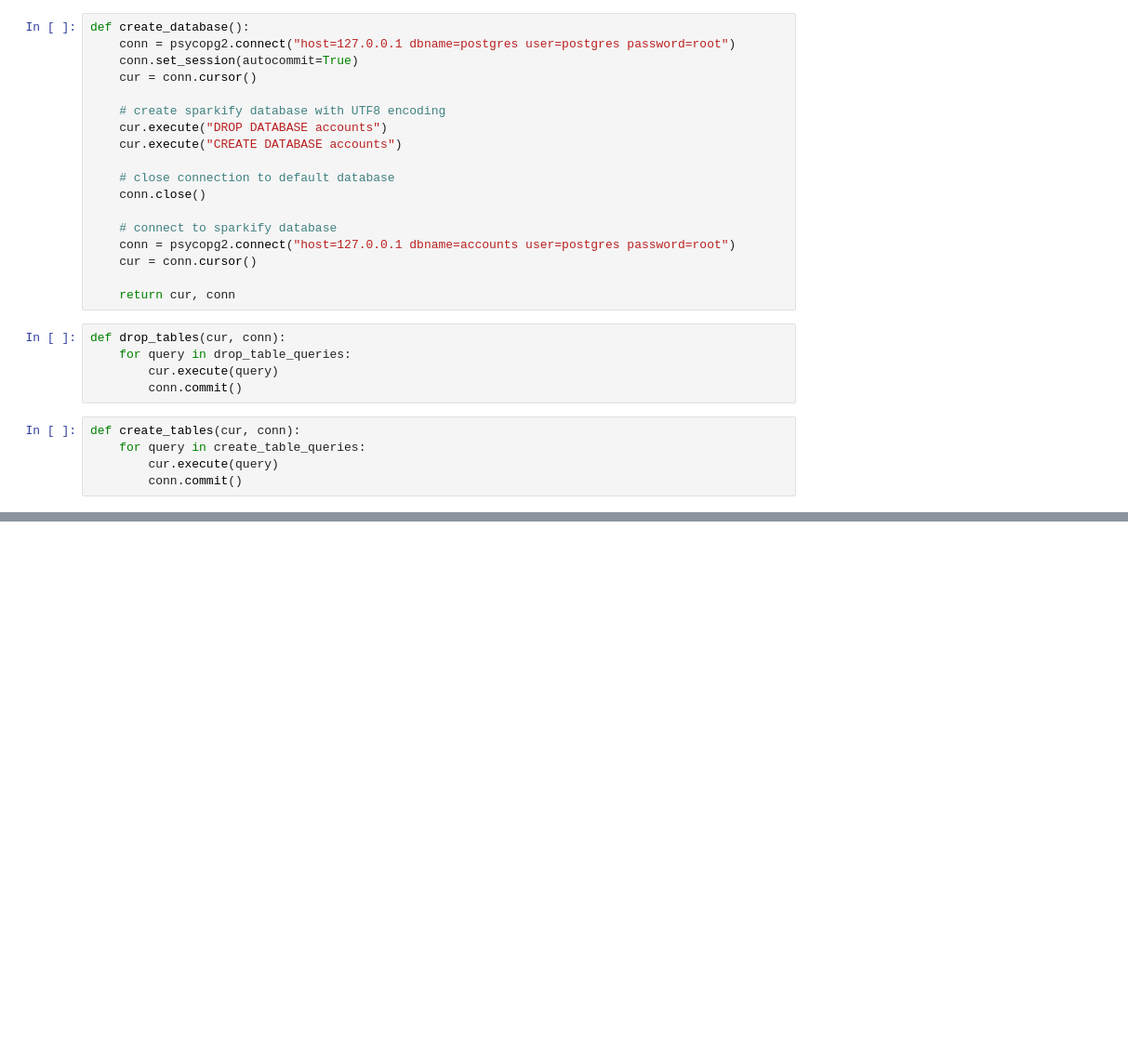
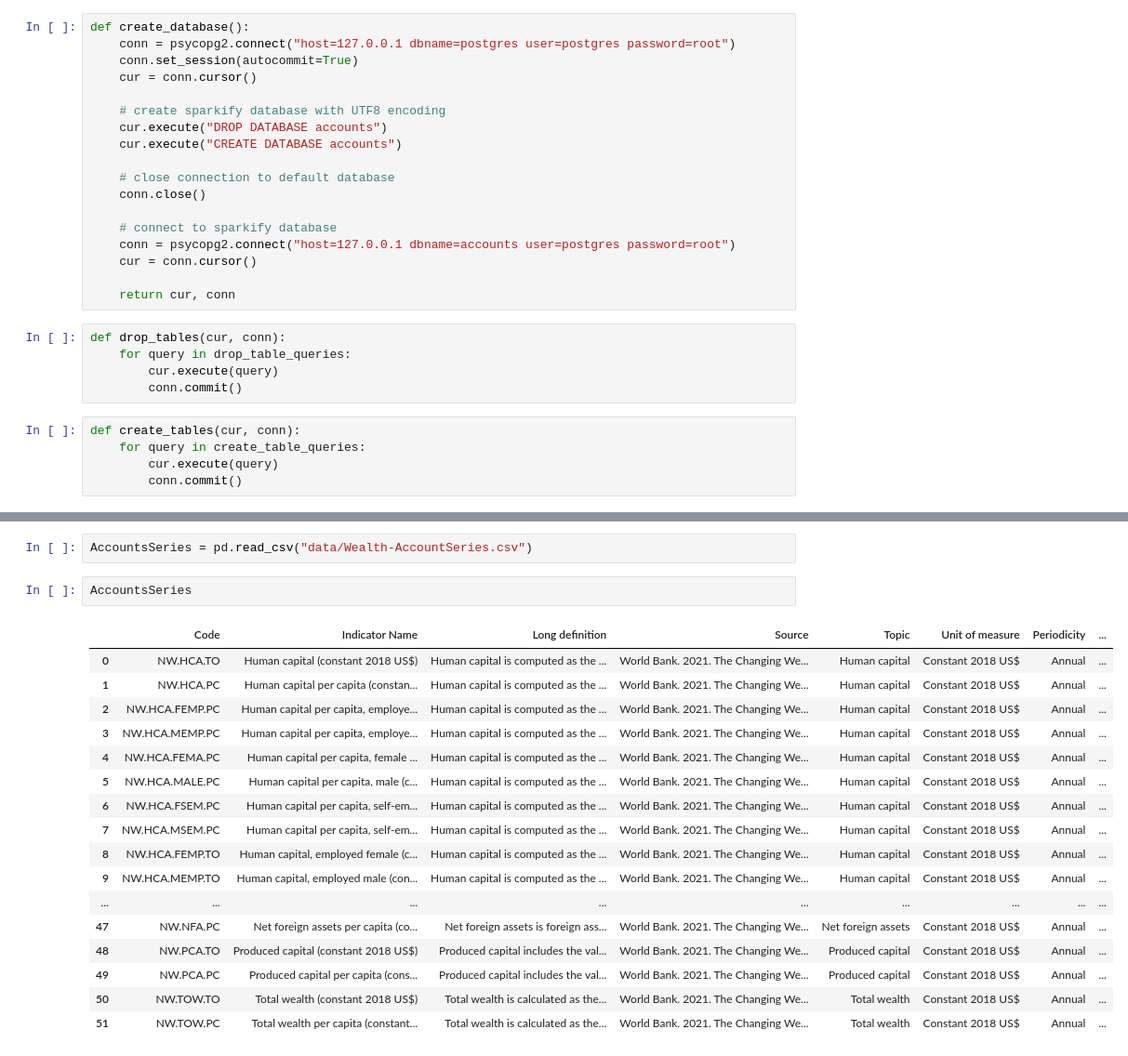
Before and after one commit to vnhtnm19497/build-data-model-and-etl, a Jupyter notebook: create_tables.ipynb, the cells around one changed output, grey strips where cells are left out. Shown at 93% size. Saved outputs shown, nothing was run; the diff lists cells and outputs as text; blank space fills up the shorter version.

```diff
--- a/create_tables.ipynb
+++ b/create_tables.ipynb
@@ -32,0 +174,22 @@ def create_tables(cur, conn):
+# %%
+AccountsSeries = pd.read_csv("data/Wealth-AccountSeries.csv")
+# %%
+AccountsSeries
+# %% [output]
+|  | Code | Indicator Name | Long definition | Source | Topic | Unit of measure | Periodicity | ... |
+| 0 | NW.HCA.TO | Human capital (constant 2018 US$) | Human capital is computed as the ... | World Bank. 2021. The Changing We... | Human capital | Constant 2018 US$ | Annual | ... |
+| 1 | NW.HCA.PC | Human capital per capita (constan... | Human capital is computed as the ... | World Bank. 2021. The Changing We... | Human capital | Constant 2018 US$ | Annual | ... |
+| 2 | NW.HCA.FEMP.PC | Human capital per capita, employe... | Human capital is computed as the ... | World Bank. 2021. The Changing We... | Human capital | Constant 2018 US$ | Annual | ... |
+| 3 | NW.HCA.MEMP.PC | Human capital per capita, employe... | Human capital is computed as the ... | World Bank. 2021. The Changing We... | Human capital | Constant 2018 US$ | Annual | ... |
+| 4 | NW.HCA.FEMA.PC | Human capital per capita, female ... | Human capital is computed as the ... | World Bank. 2021. The Changing We... | Human capital | Constant 2018 US$ | Annual | ... |
+| 5 | NW.HCA.MALE.PC | Human capital per capita, male (c... | Human capital is computed as the ... | World Bank. 2021. The Changing We... | Human capital | Constant 2018 US$ | Annual | ... |
+| 6 | NW.HCA.FSEM.PC | Human capital per capita, self-em... | Human capital is computed as the ... | World Bank. 2021. The Changing We... | Human capital | Constant 2018 US$ | Annual | ... |
+| 7 | NW.HCA.MSEM.PC | Human capital per capita, self-em... | Human capital is computed as the ... | World Bank. 2021. The Changing We... | Human capital | Constant 2018 US$ | Annual | ... |
+| 8 | NW.HCA.FEMP.TO | Human capital, employed female (c... | Human capital is computed as the ... | World Bank. 2021. The Changing We... | Human capital | Constant 2018 US$ | Annual | ... |
+| 9 | NW.HCA.MEMP.TO | Human capital, employed male (con... | Human capital is computed as the ... | World Bank. 2021. The Changing We... | Human capital | Constant 2018 US$ | Annual | ... |
+| ... | ... | ... | ... | ... | ... | ... | ... | ... |
+| 47 | NW.NFA.PC | Net foreign assets per capita (co... | Net foreign assets is foreign ass... | World Bank. 2021. The Changing We... | Net foreign assets | Constant 2018 US$ | Annual | ... |
+| 48 | NW.PCA.TO | Produced capital (constant 2018 US$) | Produced capital includes the val... | World Bank. 2021. The Changing We... | Produced capital | Constant 2018 US$ | Annual | ... |
+| 49 | NW.PCA.PC | Produced capital per capita (cons... | Produced capital includes the val... | World Bank. 2021. The Changing We... | Produced capital | Constant 2018 US$ | Annual | ... |
+| 50 | NW.TOW.TO | Total wealth (constant 2018 US$) | Total wealth is calculated as the... | World Bank. 2021. The Changing We... | Total wealth | Constant 2018 US$ | Annual | ... |
+| 51 | NW.TOW.PC | Total wealth per capita (constant... | Total wealth is calculated as the... | World Bank. 2021. The Changing We... | Total wealth | Constant 2018 US$ | Annual | ... |
```
Also changed, not shown: parts of 15 cells of this notebook, 1 other file.
